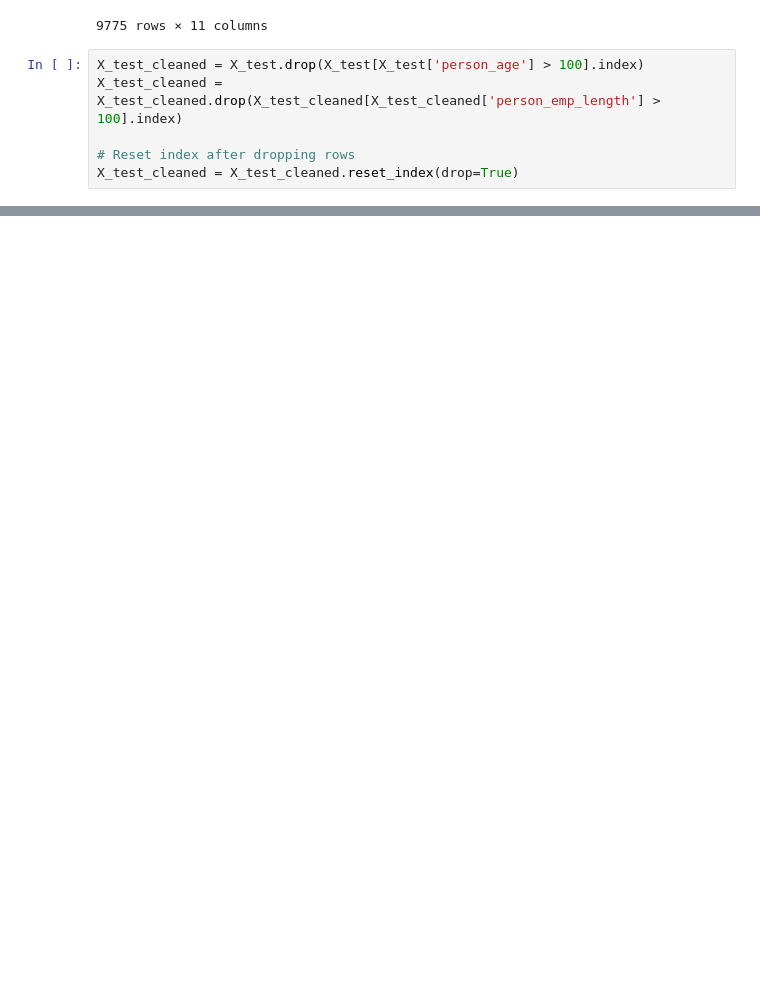
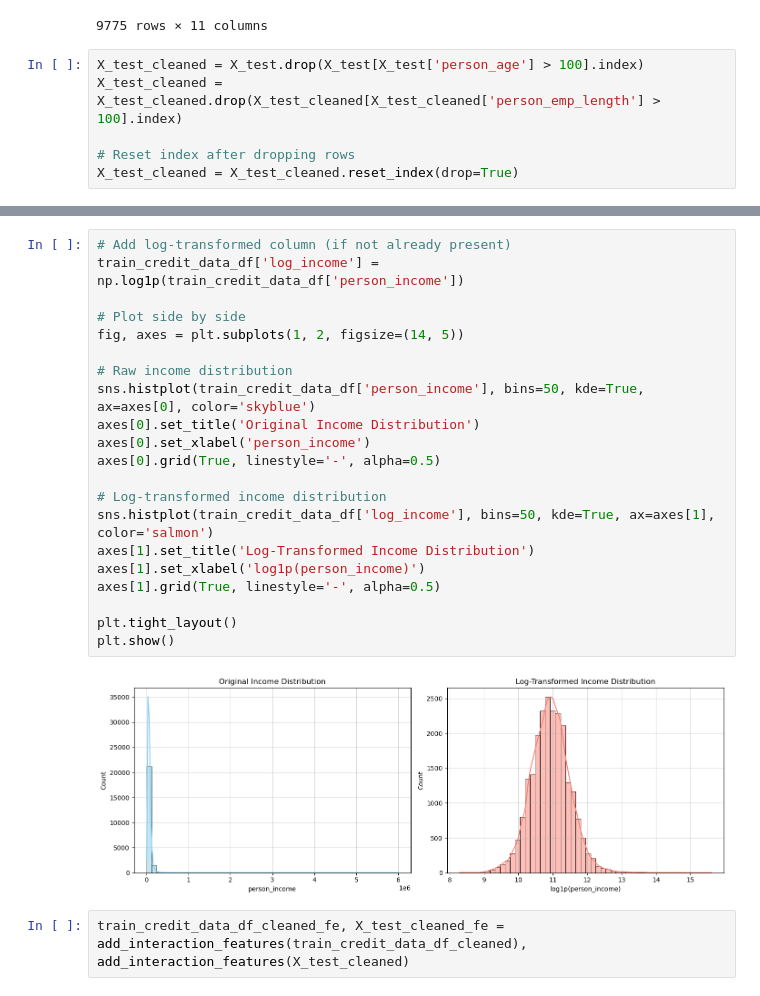
Before and after one commit to kgiannako/credit_risk_modelling, a Jupyter notebook: notebooks/credit-risk-model.ipynb, the cells around one changed output, grey strips where cells are left out. Saved outputs shown, nothing was run; the diff lists cells and outputs as text; blank space fills up the shorter version.

```diff
--- a/notebooks/credit-risk-model.ipynb
+++ b/notebooks/credit-risk-model.ipynb
@@ -1158,0 +1157,25 @@ train_credit_data_df
+# %%
+# Add log-transformed column (if not already present)
+train_credit_data_df['log_income'] = np.log1p(train_credit_data_df['person_income'])
+
+# Plot side by side
+fig, axes = plt.subplots(1, 2, figsize=(14, 5))
+
+# Raw income distribution
+sns.histplot(train_credit_data_df['person_income'], bins=50, kde=True, ax=axes[0], color='skyblue')
+axes[0].set_title('Original Income Distribution')
+axes[0].set_xlabel('person_income')
+axes[0].grid(True, linestyle='-', alpha=0.5)
+
+# Log-transformed income distribution
+sns.histplot(train_credit_data_df['log_income'], bins=50, kde=True, ax=axes[1], color='salmon')
+axes[1].set_title('Log-Transformed Income Distribution')
+axes[1].set_xlabel('log1p(person_income)')
+axes[1].grid(True, linestyle='-', alpha=0.5)
+
+plt.tight_layout()
+plt.show()
+# %% [output]
+[figure, added]
+# %%
+train_credit_data_df_cleaned_fe, X_test_cleaned_fe = add_interaction_features(train_credit_data_df_cleaned), add_interaction_features(X_test_cleaned)
```
Also changed, not shown: parts of 6 cells of this notebook.
